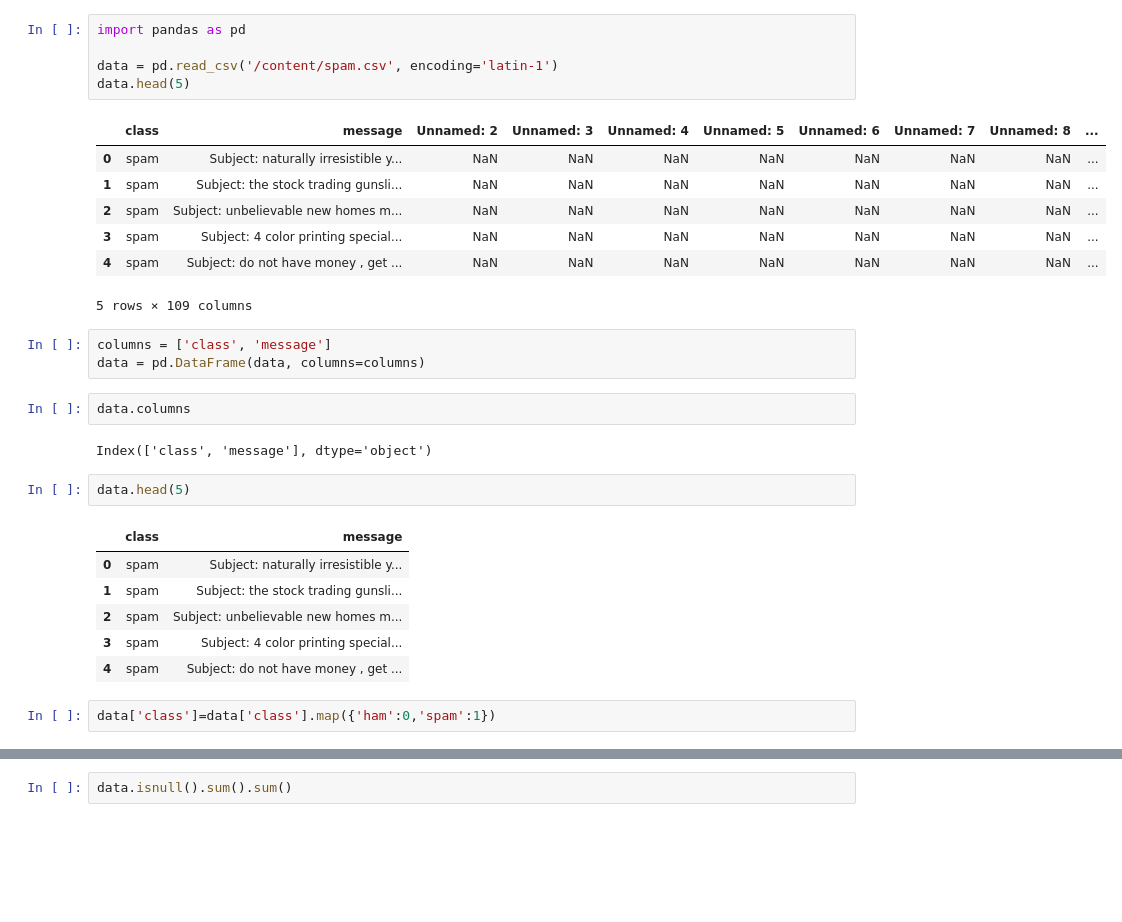
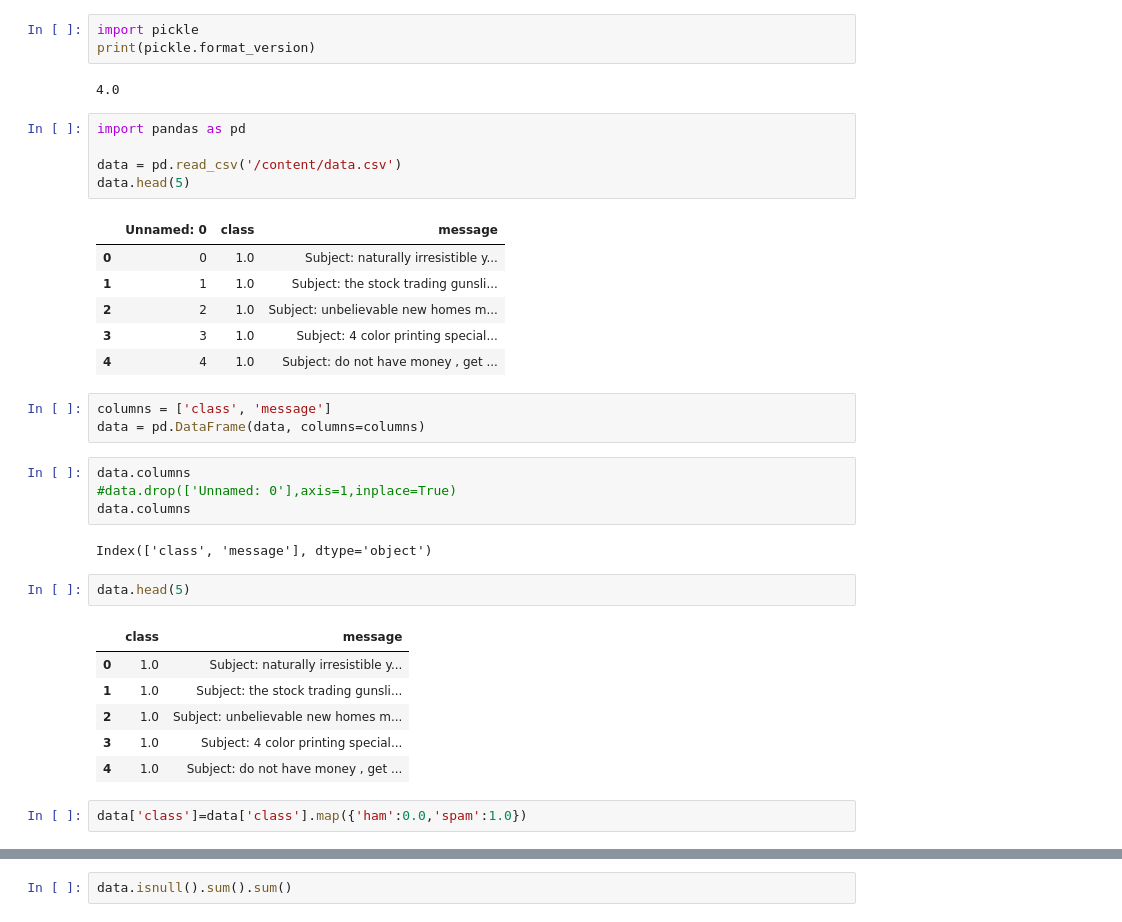
Before and after one commit to Aaditree/Forensic-Tool, a Jupyter notebook: Spam_Code.ipynb, the cells around one changed output, grey strips where cells are left out. Drawn from its saved outputs; the diff is of its cells as text; blank space fills up the shorter version.

```diff
--- a/Spam_Code.ipynb
+++ b/Spam_Code.ipynb
@@ -1,34 +10,40 @@
+# %%
+import pickle
+print(pickle.format_version)
+# %% [output]
+4.0
 # %%
 import pandas as pd
 
-data = pd.read_csv('/content/spam.csv', encoding='latin-1')
+data = pd.read_csv('/content/data.csv')
 data.head(5)
 # %% [output]
-|  | class | message | Unnamed: 2 | Unnamed: 3 | Unnamed: 4 | Unnamed: 5 | Unnamed: 6 | Unnamed: 7 | Unnamed: 8 | ... |
-| 0 | spam | Subject: naturally irresistible y... | NaN | NaN | NaN | NaN | NaN | NaN | NaN | ... |
-| 1 | spam | Subject: the stock trading gunsli... | NaN | NaN | NaN | NaN | NaN | NaN | NaN | ... |
-| 2 | spam | Subject: unbelievable new homes m... | NaN | NaN | NaN | NaN | NaN | NaN | NaN | ... |
-| 3 | spam | Subject: 4 color printing special... | NaN | NaN | NaN | NaN | NaN | NaN | NaN | ... |
-| 4 | spam | Subject: do not have money , get ... | NaN | NaN | NaN | NaN | NaN | NaN | NaN | ... |
+|  | Unnamed: 0 | class | message |
+| 0 | 0 | 1.0 | Subject: naturally irresistible y... |
+| 1 | 1 | 1.0 | Subject: the stock trading gunsli... |
+| 2 | 2 | 1.0 | Subject: unbelievable new homes m... |
+| 3 | 3 | 1.0 | Subject: 4 color printing special... |
+| 4 | 4 | 1.0 | Subject: do not have money , get ... |
-5 rows × 109 columns
 # %%
 columns = ['class', 'message']
 data = pd.DataFrame(data, columns=columns)
-# %%
-data.columns
-# %% [output]
-Index(['class', 'message'], dtype='object')
+# %%
+data.columns
+#data.drop(['Unnamed: 0'],axis=1,inplace=True)
+data.columns
+# %% [output]
+Index(['class', 'message'], dtype='object')
 # %%
 data.head(5)
 # %% [output]
 |  | class | message |
-| 0 | spam | Subject: naturally irresistible y... |
-| 1 | spam | Subject: the stock trading gunsli... |
-| 2 | spam | Subject: unbelievable new homes m... |
-| 3 | spam | Subject: 4 color printing special... |
-| 4 | spam | Subject: do not have money , get ... |
+| 0 | 1.0 | Subject: naturally irresistible y... |
+| 1 | 1.0 | Subject: the stock trading gunsli... |
+| 2 | 1.0 | Subject: unbelievable new homes m... |
+| 3 | 1.0 | Subject: 4 color printing special... |
+| 4 | 1.0 | Subject: do not have money , get ... |
 # %%
-data['class']=data['class'].map({'ham':0,'spam':1})
+data['class']=data['class'].map({'ham':0.0,'spam':1.0})
 # %%
 data.head(5)
 # %% [output]
```
Also changed, not shown: parts of 21 cells of this notebook.
